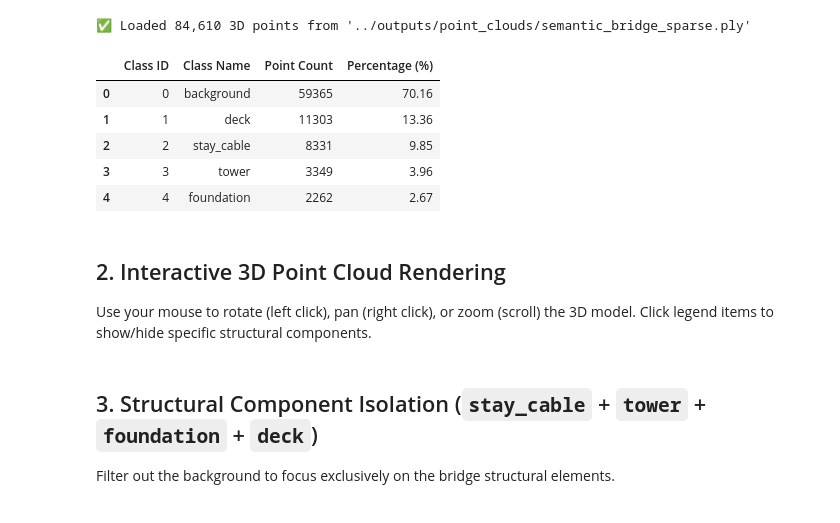
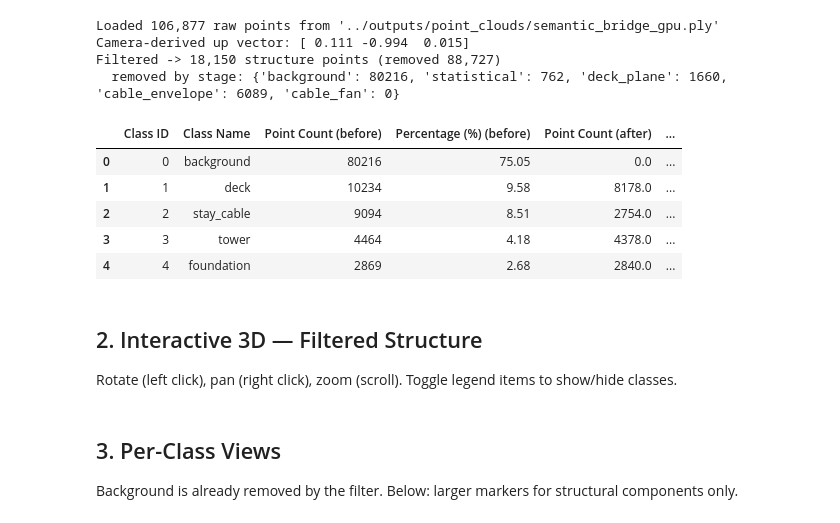
Before and after one commit to zeki-aitech/ic-shm-2026-project-2, a Jupyter notebook: notebooks/01_visualize_semantic_3d.ipynb, the cells around one changed output. Cells and saved outputs as stored; diff of their text form; code cells hidden in the pictures.

Commit message:
refactor: streamline visualization notebook and enhance filtering logic in SemanticProjector; update tests for majority class voting with new cable handling rules

```diff
--- a/notebooks/01_visualize_semantic_3d.ipynb
+++ b/notebooks/01_visualize_semantic_3d.ipynb
@@ -26,40 +33,57 @@ from src.reconstruction.visualizer import read_ply_file, create_interactive_3d_f
 # %%
-# PLY_PATH = '../outputs/point_clouds/semantic_bridge_gpu.ply'
-PLY_PATH = '../outputs/point_clouds/semantic_bridge_sparse.ply'
+PLY_PATH = '../outputs/point_clouds/semantic_bridge_gpu.ply'
+COLMAP_MODEL = '../outputs/gpu_pipeline/triangulated'
 
-xyz, rgb, cids = read_ply_file(PLY_PATH)
-print(f"✅ Loaded {len(xyz):,} 3D points from '{PLY_PATH}'")
+xyz_raw, rgb_raw, cids_raw = read_ply_file(PLY_PATH)
+print(f"Loaded {len(xyz_raw):,} raw points from '{PLY_PATH}'")
 
-# Class distribution table
-unique, counts = np.unique(cids, return_counts=True)
-df_dist = pd.DataFrame({
-    'Class ID': unique,
-    'Class Name': [CLASS_NAMES[c] for c in unique],
-    'Point Count': counts,
-    'Percentage (%)': (counts / len(cids) * 100).round(2)
-})
-display(df_dist)
+# Gravity direction from camera poses (drone shots have ~zero roll).
+# This anchors the bridge-local frame's vertical axis for the cable envelope filter.
+up = estimate_up_from_reconstruction(COLMAP_MODEL)
+print(f"Camera-derived up vector: {np.round(up, 3)}")
 
-# Donut Chart of Semantic Classes
+xyz, rgb, cids, filter_stats = filter_point_cloud(xyz_raw, rgb_raw, cids_raw, up_hint=up)
+print(f"Filtered -> {len(xyz):,} structure points (removed {filter_stats.initial - filter_stats.final:,})")
+print(f"  removed by stage: {filter_stats.removed_by_stage}")
+
+def class_distribution(class_ids):
+    unique, counts = np.unique(class_ids, return_counts=True)
+    return pd.DataFrame({
+        'Class ID': unique,
+        'Class Name': [CLASS_NAMES[c] for c in unique],
+        'Point Count': counts,
+        'Percentage (%)': (counts / len(class_ids) * 100).round(2),
+    })
+
+df_before = class_distribution(cids_raw)
+df_after = class_distribution(cids)
+df_compare = df_before.merge(
+    df_after, on=['Class ID', 'Class Name'], how='outer', suffixes=(' (before)', ' (after)')
+).fillna(0)
+display(df_compare)
+
 fig_pie = px.pie(
-    df_dist, values='Point Count', names='Class Name',
-    title='3D Point Cloud Semantic Class Distribution',
+    df_after, values='Point Count', names='Class Name',
+    title='Filtered 3D Point Cloud — Semantic Class Distribution',
     color='Class Name',
-    color_discrete_map={CLASS_NAMES[c]: CLASS_HEX_COLORS[c] for c in unique},
-    hole=0.4
+    color_discrete_map={CLASS_NAMES[c]: CLASS_HEX_COLORS[c] for c in df_after['Class ID']},
+    hole=0.4,
 )
 fig_pie.update_layout(template='plotly_dark')
 fig_pie.show()
 # %% [output]
-✅ Loaded 84,610 3D points from '../outputs/point_clouds/semantic_bridge_sparse.ply'
+Loaded 106,877 raw points from '../outputs/point_clouds/semantic_bridge_gpu.ply'
+Camera-derived up vector: [ 0.111 -0.994  0.015]
+Filtered -> 18,150 structure points (removed 88,727)
+  removed by stage: {'background': 80216, 'statistical': 762, 'deck_plane': 1660, 'cable_envelope': 6089, 'cable_fan': 0}
-|  | Class ID | Class Name | Point Count | Percentage (%) |
-| 0 | 0 | background | 59365 | 70.16 |
-| 1 | 1 | deck | 11303 | 13.36 |
-| 2 | 2 | stay_cable | 8331 | 9.85 |
-| 3 | 3 | tower | 3349 | 3.96 |
-| 4 | 4 | foundation | 2262 | 2.67 |
+|  | Class ID | Class Name | Point Count (before) | Percentage (%) (before) | Point Count (after) | ... |
+| 0 | 0 | background | 80216 | 75.05 | 0.0 | ... |
+| 1 | 1 | deck | 10234 | 9.58 | 8178.0 | ... |
+| 2 | 2 | stay_cable | 9094 | 8.51 | 2754.0 | ... |
+| 3 | 3 | tower | 4464 | 4.18 | 4378.0 | ... |
+| 4 | 4 | foundation | 2869 | 2.68 | 2840.0 | ... |
 # %% [markdown]
-## 2. Interactive 3D Point Cloud Rendering
+## 2. Interactive 3D — Filtered Structure
 
-Use your mouse to rotate (left click), pan (right click), or zoom (scroll) the 3D model. Click legend items to show/hide specific structural components.
+Rotate (left click), pan (right click), zoom (scroll). Toggle legend items to show/hide classes.
 # %%
@@ -67,5 +92 @@ fig_3d = create_interactive_3d_figure(xyz, rgb, cids, point_size=2.0)
 fig_3d.show()
-# %% [markdown]
-## 3. Structural Component Isolation (`stay_cable` + `tower` + `foundation` + `deck`)
-
-Filter out the background to focus exclusively on the bridge structural elements.
@@ -82,0 +93,4 @@ fig_struct.show()
+# %% [markdown]
+## 3. Per-Class Views
+
+Background is already removed by the filter. Below: larger markers for structural components only.
```
Also changed, not shown: parts of 7 cells of this notebook, 4 other files.
